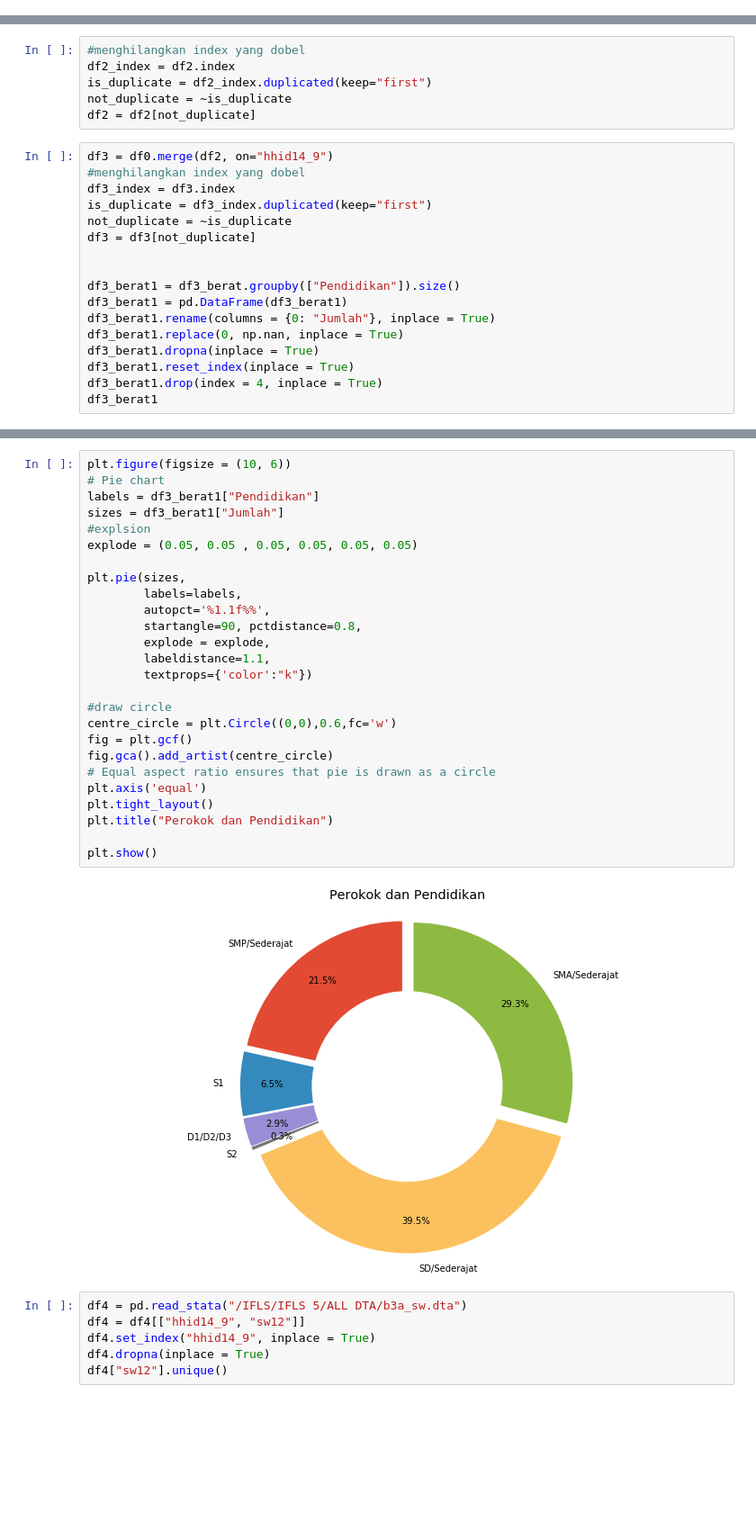
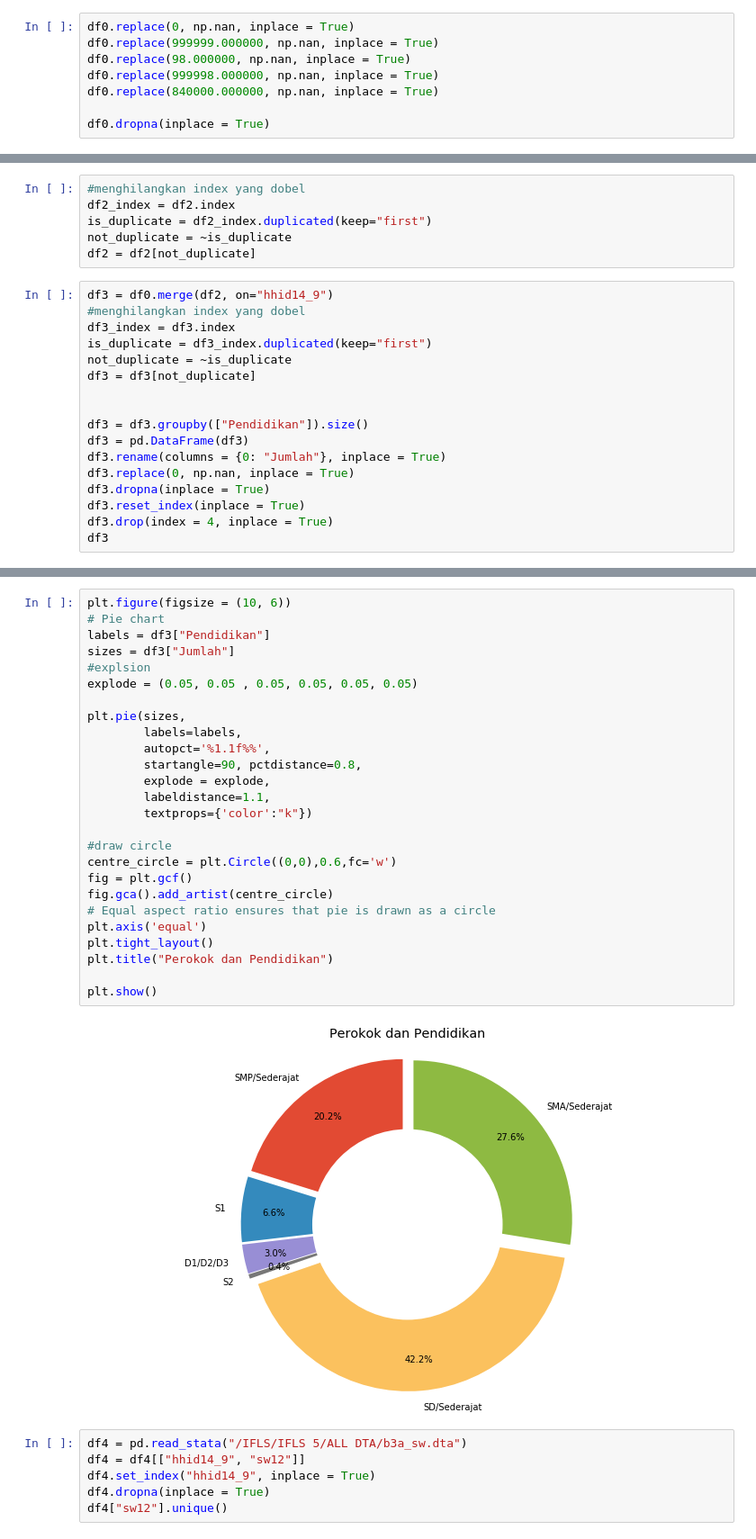
Before and after one commit to fitrah9ramadhan/perokok-di-Indonesia, a Jupyter notebook: Perokok di Indonesia.ipynb, the cells around one changed output, grey strips where cells are left out. Shown: that part at 90% size. Drawn from its saved outputs; the diff is of its cells as text; blank space fills up the shorter version.

```diff
--- a/Perokok di Indonesia.ipynb
+++ b/Perokok di Indonesia.ipynb
@@ -19,3 +15,11 @@ df0.dropna(inplace = True)
+# %%
+df0.replace(0, np.nan, inplace = True)
+df0.replace(999999.000000, np.nan, inplace = True)
+df0.replace(98.000000, np.nan, inplace = True)
+df0.replace(999998.000000, np.nan, inplace = True)
+df0.replace(840000.000000, np.nan, inplace = True)
+
+df0.dropna(inplace = True)
 # %%
 plt.figure(0, figsize=[10, 6])
 
@@ -126,13 +142,13 @@ not_duplicate = ~is_duplicate
 df3 = df3[not_duplicate]
 
 
-df3_berat1 = df3_berat.groupby(["Pendidikan"]).size()
-df3_berat1 = pd.DataFrame(df3_berat1)
-df3_berat1.rename(columns = {0: "Jumlah"}, inplace = True)
-df3_berat1.replace(0, np.nan, inplace = True)
-df3_berat1.dropna(inplace = True)
-df3_berat1.reset_index(inplace = True)
-df3_berat1.drop(index = 4, inplace = True)
-df3_berat1
+df3 = df3.groupby(["Pendidikan"]).size()
+df3 = pd.DataFrame(df3)
+df3.rename(columns = {0: "Jumlah"}, inplace = True)
+df3.replace(0, np.nan, inplace = True)
+df3.dropna(inplace = True)
+df3.reset_index(inplace = True)
+df3.drop(index = 4, inplace = True)
+df3
 # %% [output]
 |  | Pendidikan | Jumlah |
@@ -145,31 +161,31 @@ df3_berat1
 # %%
 plt.figure(figsize = (10, 6))
 # Pie chart
-labels = df3_berat1["Pendidikan"]
-sizes = df3_berat1["Jumlah"]
+labels = df3["Pendidikan"]
+sizes = df3["Jumlah"]
 #explsion
 explode = (0.05, 0.05 , 0.05, 0.05, 0.05, 0.05)
 
 plt.pie(sizes,
         labels=labels,
         autopct='%1.1f%%',
         startangle=90, pctdistance=0.8,
         explode = explode,
         labeldistance=1.1,
         textprops={'color':"k"})
 
 #draw circle
 centre_circle = plt.Circle((0,0),0.6,fc='w')
 fig = plt.gcf()
 fig.gca().add_artist(centre_circle)
 # Equal aspect ratio ensures that pie is drawn as a circle
 plt.axis('equal')
 plt.tight_layout()
 plt.title("Perokok dan Pendidikan")
 
 plt.show()
 # %% [output]
-[figure, old version]
+[figure, new version]
 # %%
 df4 = pd.read_stata("/IFLS/IFLS 5/ALL DTA/b3a_sw.dta")
 df4 = df4[["hhid14_9", "sw12"]]
```
Also changed, not shown: parts of 5 cells of this notebook.
